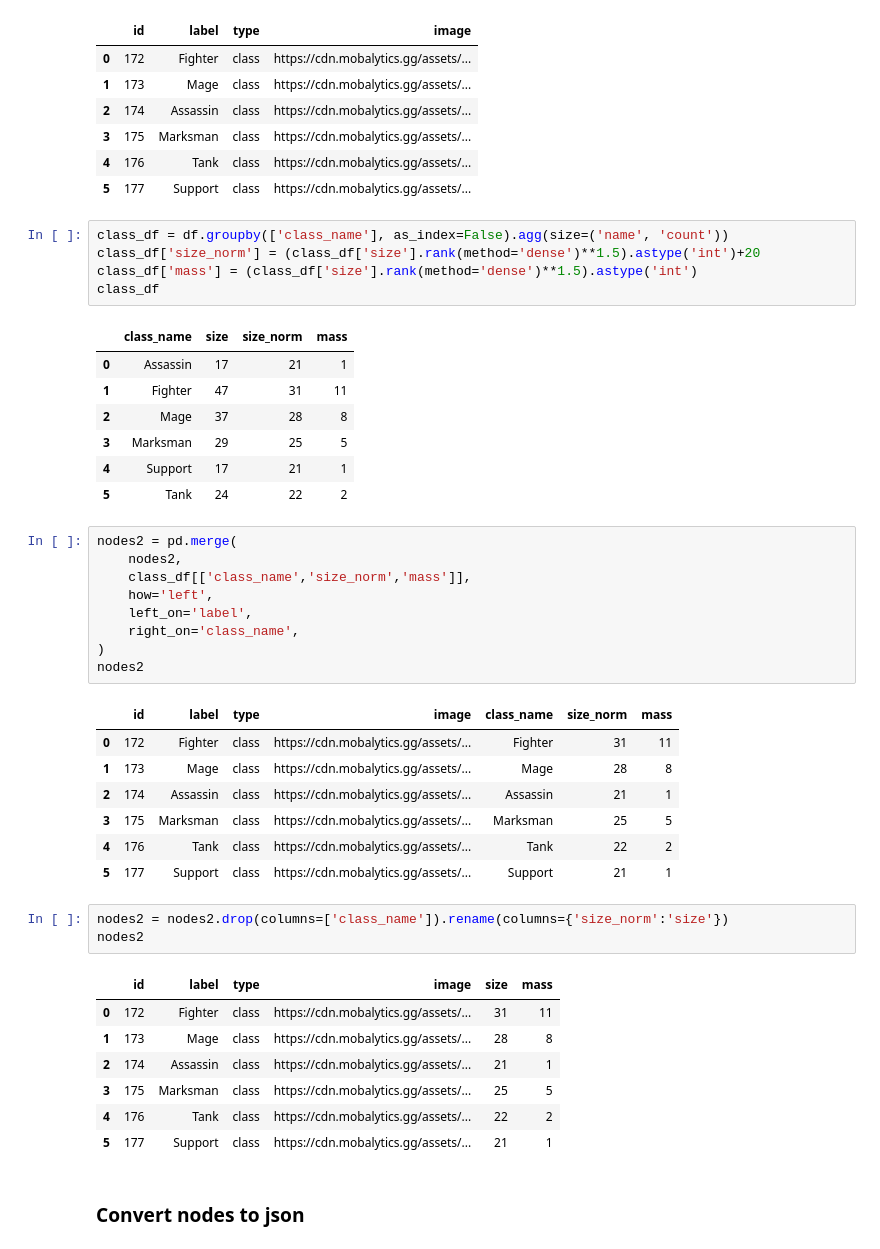
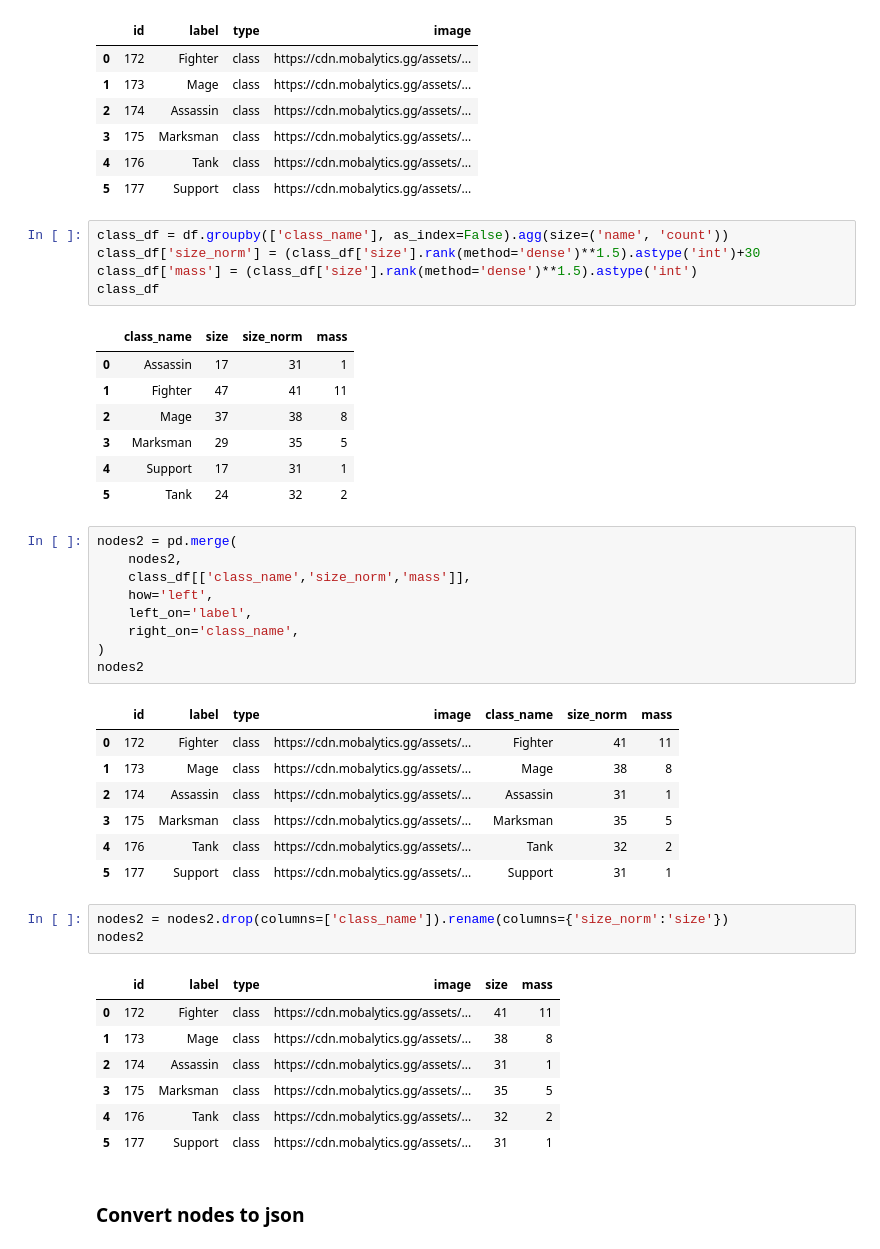
Before and after one commit to cyterat/lol-champs-network, a Jupyter notebook: python/prototype/lol-data-cleansing.ipynb, the cells around one changed output. Saved outputs shown, nothing was run; the diff lists cells and outputs as text.

```diff
--- a/python/prototype/lol-data-cleansing.ipynb
+++ b/python/prototype/lol-data-cleansing.ipynb
@@ -1237,17 +1237,17 @@ nodes2
 | 5 | 177 | Support | class | https://cdn.mobalytics.gg/assets/... |
 # %%
 class_df = df.groupby(['class_name'], as_index=False).agg(size=('name', 'count'))
-class_df['size_norm'] = (class_df['size'].rank(method='dense')**1.5).astype('int')+20
+class_df['size_norm'] = (class_df['size'].rank(method='dense')**1.5).astype('int')+30
 class_df['mass'] = (class_df['size'].rank(method='dense')**1.5).astype('int')
 class_df
 # %% [output]
 |  | class_name | size | size_norm | mass |
-| 0 | Assassin | 17 | 21 | 1 |
-| 1 | Fighter | 47 | 31 | 11 |
-| 2 | Mage | 37 | 28 | 8 |
-| 3 | Marksman | 29 | 25 | 5 |
-| 4 | Support | 17 | 21 | 1 |
-| 5 | Tank | 24 | 22 | 2 |
+| 0 | Assassin | 17 | 31 | 1 |
+| 1 | Fighter | 47 | 41 | 11 |
+| 2 | Mage | 37 | 38 | 8 |
+| 3 | Marksman | 29 | 35 | 5 |
+| 4 | Support | 17 | 31 | 1 |
+| 5 | Tank | 24 | 32 | 2 |
 # %%
 nodes2 = pd.merge(
     nodes2,
@@ -1259,23 +1259,23 @@ nodes2 = pd.merge(
 nodes2
 # %% [output]
 |  | id | label | type | image | class_name | size_norm | mass |
-| 0 | 172 | Fighter | class | https://cdn.mobalytics.gg/assets/... | Fighter | 31 | 11 |
-| 1 | 173 | Mage | class | https://cdn.mobalytics.gg/assets/... | Mage | 28 | 8 |
-| 2 | 174 | Assassin | class | https://cdn.mobalytics.gg/assets/... | Assassin | 21 | 1 |
-| 3 | 175 | Marksman | class | https://cdn.mobalytics.gg/assets/... | Marksman | 25 | 5 |
-| 4 | 176 | Tank | class | https://cdn.mobalytics.gg/assets/... | Tank | 22 | 2 |
-| 5 | 177 | Support | class | https://cdn.mobalytics.gg/assets/... | Support | 21 | 1 |
+| 0 | 172 | Fighter | class | https://cdn.mobalytics.gg/assets/... | Fighter | 41 | 11 |
+| 1 | 173 | Mage | class | https://cdn.mobalytics.gg/assets/... | Mage | 38 | 8 |
+| 2 | 174 | Assassin | class | https://cdn.mobalytics.gg/assets/... | Assassin | 31 | 1 |
+| 3 | 175 | Marksman | class | https://cdn.mobalytics.gg/assets/... | Marksman | 35 | 5 |
+| 4 | 176 | Tank | class | https://cdn.mobalytics.gg/assets/... | Tank | 32 | 2 |
+| 5 | 177 | Support | class | https://cdn.mobalytics.gg/assets/... | Support | 31 | 1 |
 # %%
 nodes2 = nodes2.drop(columns=['class_name']).rename(columns={'size_norm':'size'})
 nodes2
 # %% [output]
 |  | id | label | type | image | size | mass |
-| 0 | 172 | Fighter | class | https://cdn.mobalytics.gg/assets/... | 31 | 11 |
-| 1 | 173 | Mage | class | https://cdn.mobalytics.gg/assets/... | 28 | 8 |
-| 2 | 174 | Assassin | class | https://cdn.mobalytics.gg/assets/... | 21 | 1 |
-| 3 | 175 | Marksman | class | https://cdn.mobalytics.gg/assets/... | 25 | 5 |
-| 4 | 176 | Tank | class | https://cdn.mobalytics.gg/assets/... | 22 | 2 |
-| 5 | 177 | Support | class | https://cdn.mobalytics.gg/assets/... | 21 | 1 |
+| 0 | 172 | Fighter | class | https://cdn.mobalytics.gg/assets/... | 41 | 11 |
+| 1 | 173 | Mage | class | https://cdn.mobalytics.gg/assets/... | 38 | 8 |
+| 2 | 174 | Assassin | class | https://cdn.mobalytics.gg/assets/... | 31 | 1 |
+| 3 | 175 | Marksman | class | https://cdn.mobalytics.gg/assets/... | 35 | 5 |
+| 4 | 176 | Tank | class | https://cdn.mobalytics.gg/assets/... | 32 | 2 |
+| 5 | 177 | Support | class | https://cdn.mobalytics.gg/assets/... | 31 | 1 |
 # %% [markdown]
 ### Convert nodes to json
 # %%
```
Also changed, not shown: parts of 3 cells of this notebook.
